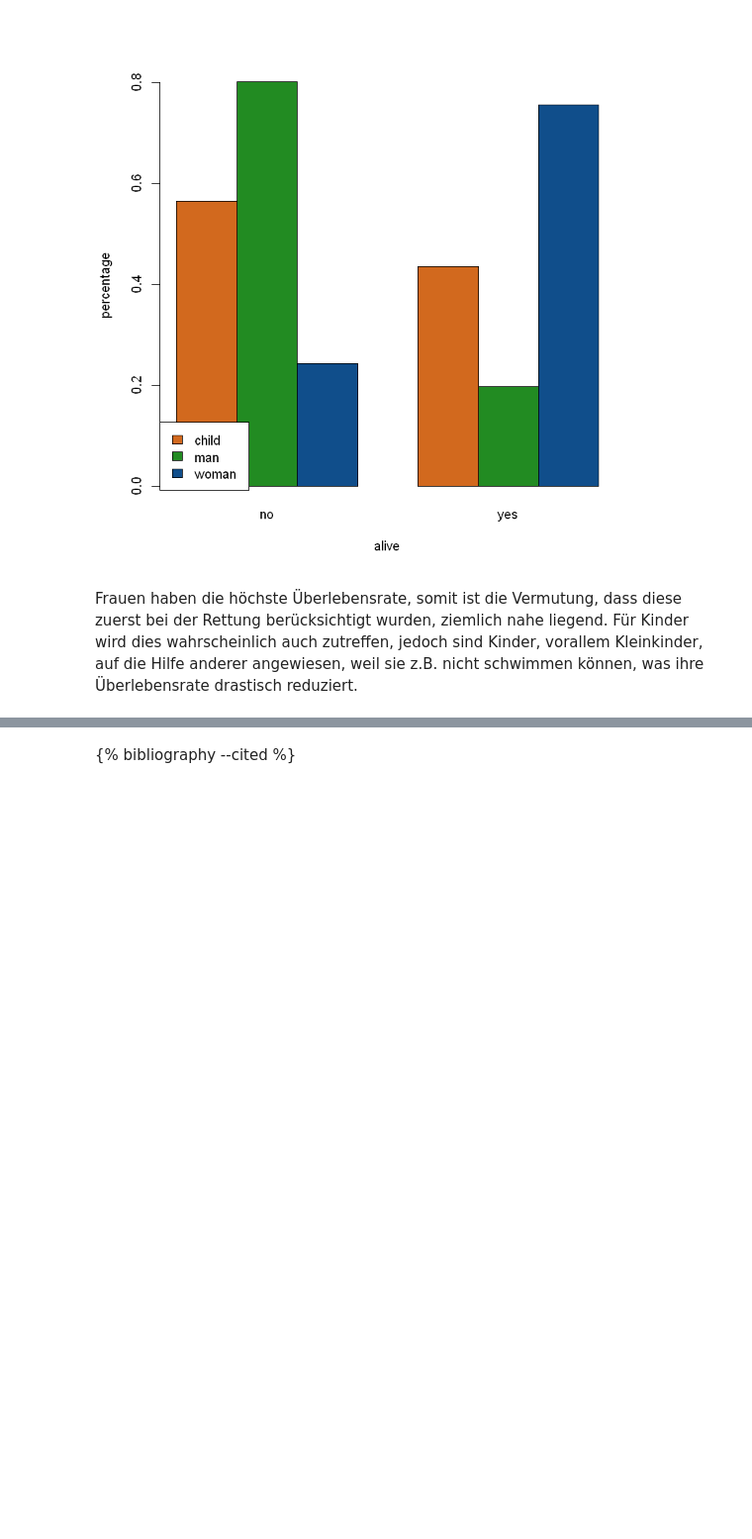
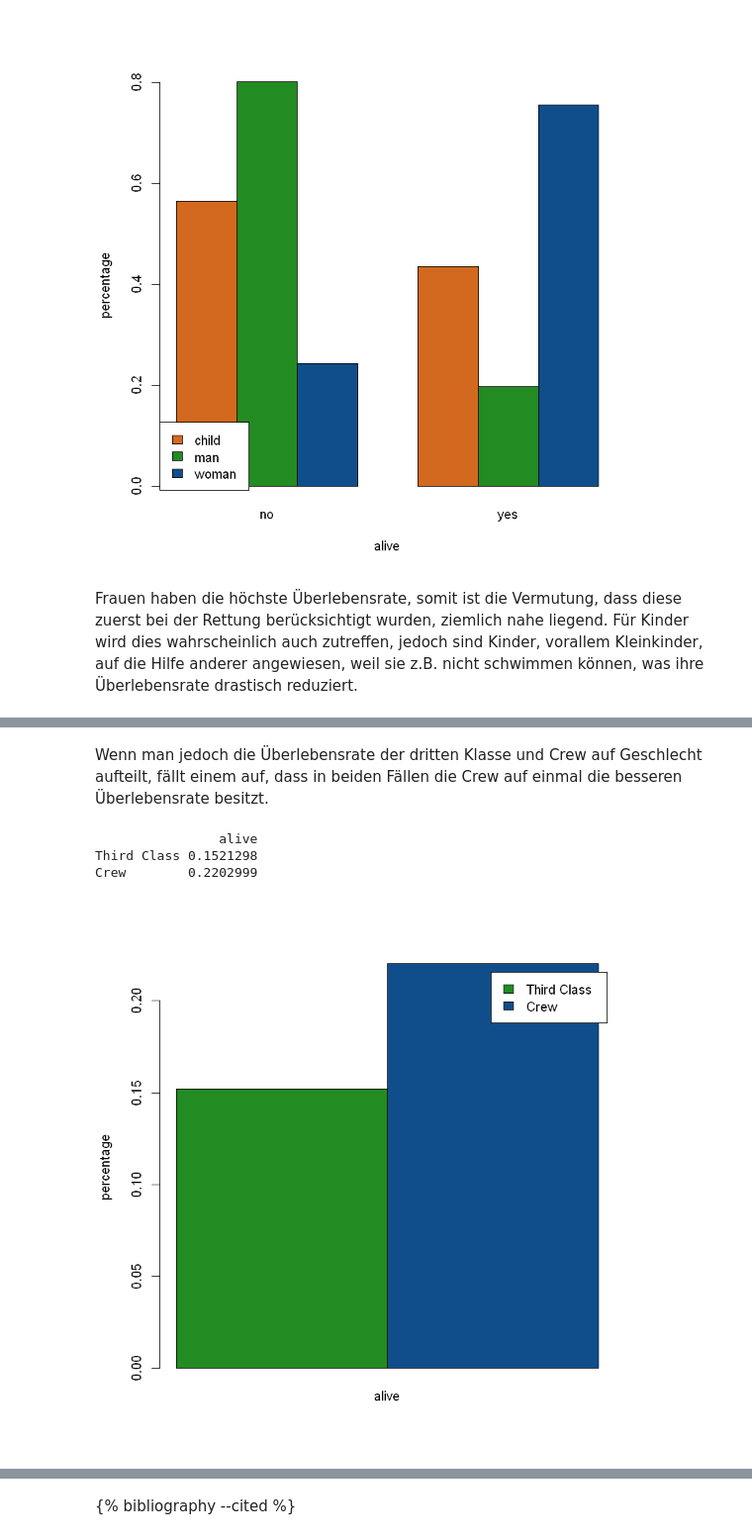
Before and after one commit to kurbaniec/everything-data-science, a Jupyter notebook: content/werkzeuge-zur-visualisierung/werkzeuge-zur-visualisierung.ipynb, the cells around one changed output, grey strips where cells are left out. Shown at 99% size. Saved outputs shown, nothing was run; the diff lists cells and outputs as text; code cells hidden in the pictures; blank space fills up the shorter version.

```diff
--- a/content/werkzeuge-zur-visualisierung/werkzeuge-zur-visualisierung.ipynb
+++ b/content/werkzeuge-zur-visualisierung/werkzeuge-zur-visualisierung.ipynb
@@ -177,0 +199,22 @@ barplot(percentages, col=c("chocolate", "forestgreen", "dodgerblue4"),
+# %% [markdown]
+Wenn man jedoch die Überlebensrate der dritten Klasse und Crew auf Geschlecht aufteilt, fällt einem auf, dass in beiden Fällen die Crew auf einmal die besseren Überlebensrate besitzt.
+# %%
+male <- matrix(c(
+    length(ti$survived[ti$survived=="yes" & ti$class=="3rd" & ti$gender=="male"]) /
+        length(ti$survived[ti$gender=="male" & ti$class=="3rd"]),
+    length(ti$survived[ti$survived=="yes" & ti$gender=="male" & (grepl("crew", ti$class) | grepl("staff", ti$class))]) /
+        length(ti$survived[ti$gender=="male" & (grepl("crew", ti$class) | grepl("staff", ti$class))])
+))
+rownames(male) <- c("Third Class", "Crew")
+colnames(male) <- c("alive")
+male <- as.table(male)
+male
+
+barplot(male, col=c("forestgreen", "dodgerblue4"),
+    legend = rownames(male), beside=TRUE, ylab="percentage"
+)
+# %% [output]
+                alive
+Third Class 0.1521298
+Crew        0.2202999
+[figure, added]
```
Also changed, not shown: parts of 20 cells of this notebook, 20 other files.
